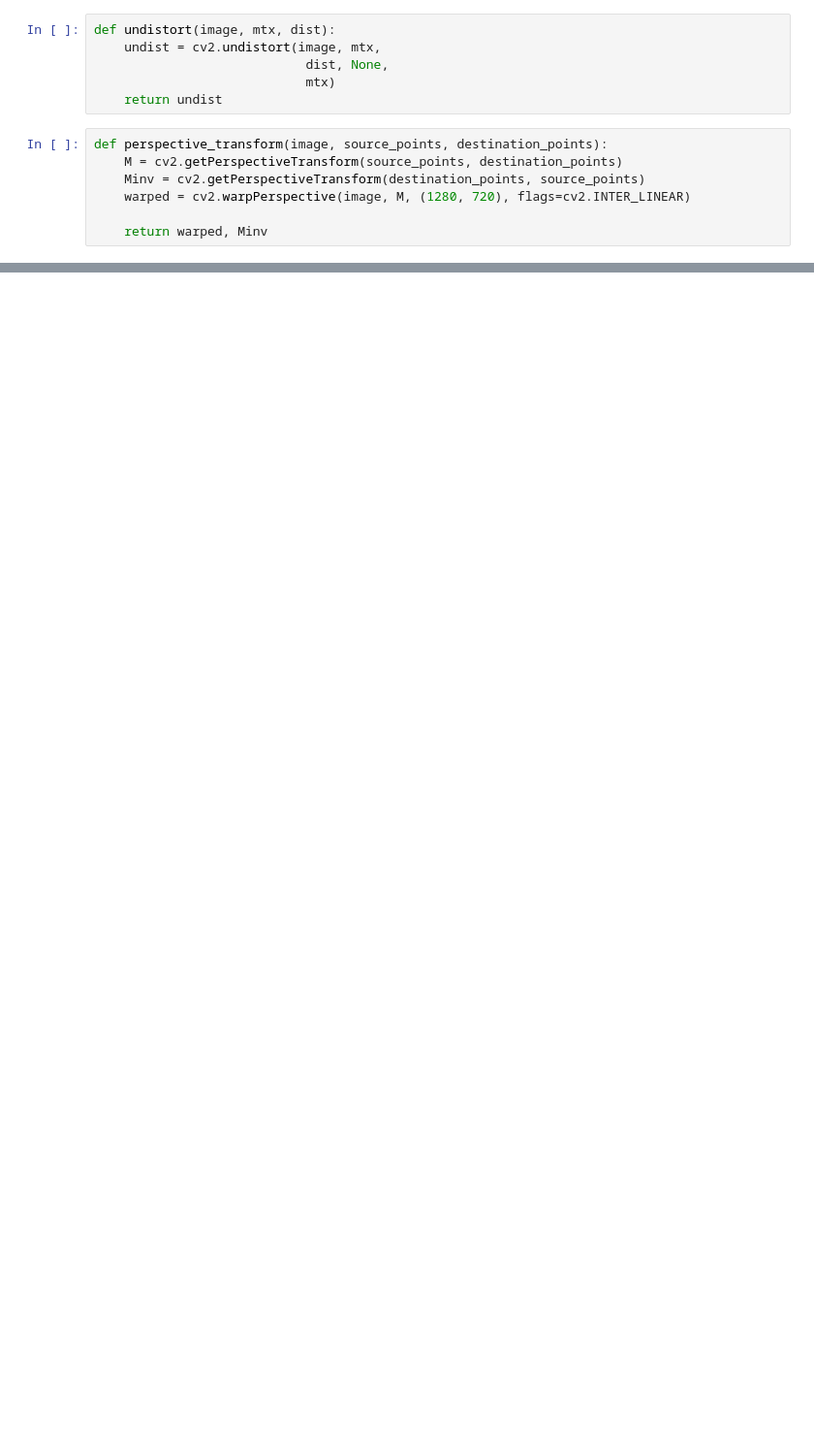
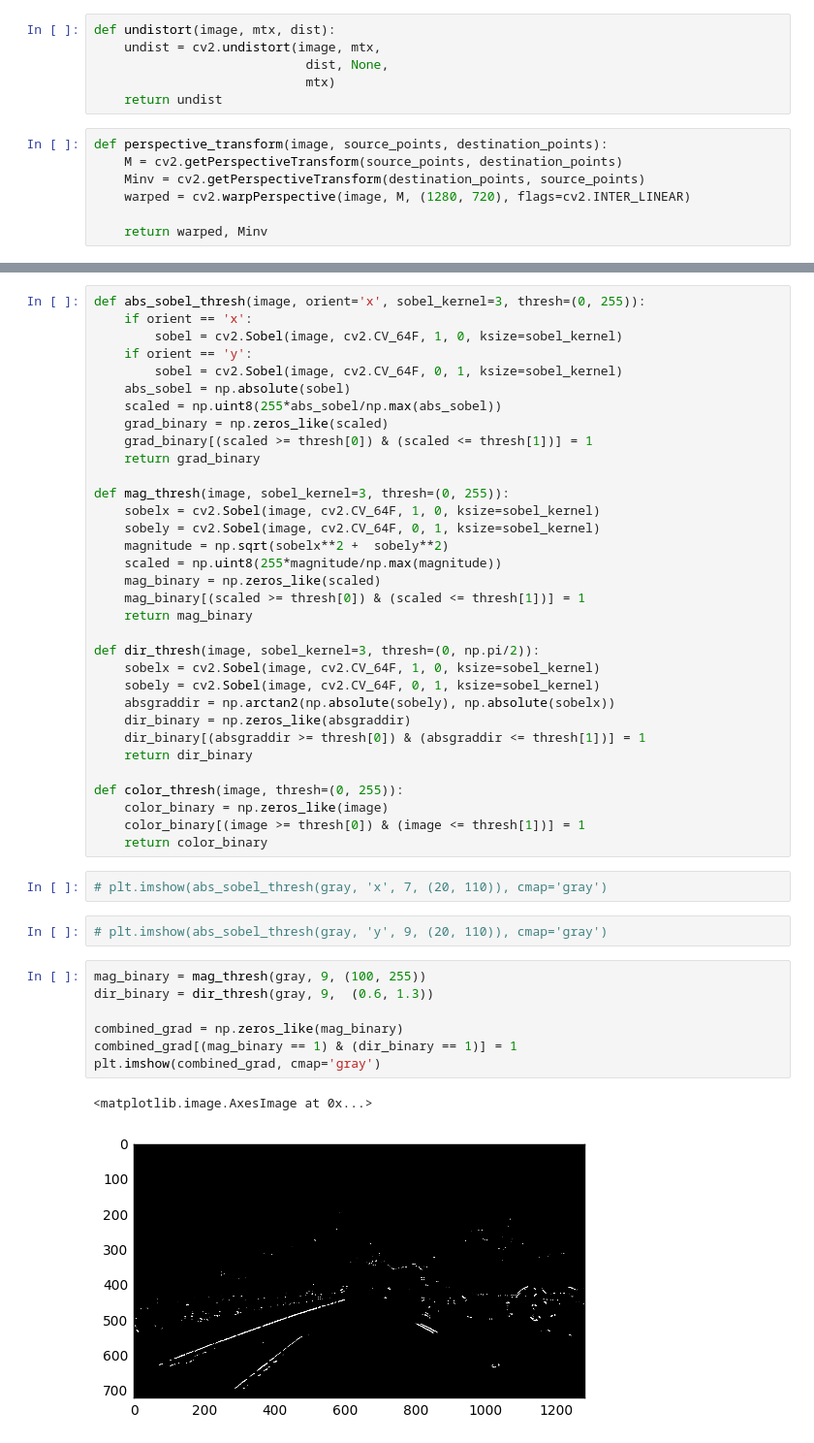
Before and after one commit to alpernkanli/CarND-Advanced-Lane-Lines, a Jupyter notebook: Explore.ipynb, the cells around one changed output, grey strips where cells are left out. Shown: that part at 97% size. Saved outputs shown, nothing was run; the diff lists cells and outputs as text; blank space fills up the shorter version.

```diff
--- a/Explore.ipynb
+++ b/Explore.ipynb
@@ -86,0 +67,47 @@ plt.imshow(warped, cmap='gray')
+# %%
+def abs_sobel_thresh(image, orient='x', sobel_kernel=3, thresh=(0, 255)):
+    if orient == 'x':
+        sobel = cv2.Sobel(image, cv2.CV_64F, 1, 0, ksize=sobel_kernel)
+    if orient == 'y':
+        sobel = cv2.Sobel(image, cv2.CV_64F, 0, 1, ksize=sobel_kernel)
+    abs_sobel = np.absolute(sobel)
+    scaled = np.uint8(255*abs_sobel/np.max(abs_sobel))
+    grad_binary = np.zeros_like(scaled)
+    grad_binary[(scaled >= thresh[0]) & (scaled <= thresh[1])] = 1
+    return grad_binary
+
+def mag_thresh(image, sobel_kernel=3, thresh=(0, 255)):
+    sobelx = cv2.Sobel(image, cv2.CV_64F, 1, 0, ksize=sobel_kernel)
+    sobely = cv2.Sobel(image, cv2.CV_64F, 0, 1, ksize=sobel_kernel)
+    magnitude = np.sqrt(sobelx**2 +  sobely**2)
+    scaled = np.uint8(255*magnitude/np.max(magnitude))
+    mag_binary = np.zeros_like(scaled)
+    mag_binary[(scaled >= thresh[0]) & (scaled <= thresh[1])] = 1
+    return mag_binary
+
+def dir_thresh(image, sobel_kernel=3, thresh=(0, np.pi/2)):
+    sobelx = cv2.Sobel(image, cv2.CV_64F, 1, 0, ksize=sobel_kernel)
+    sobely = cv2.Sobel(image, cv2.CV_64F, 0, 1, ksize=sobel_kernel)
+    absgraddir = np.arctan2(np.absolute(sobely), np.absolute(sobelx))
+    dir_binary = np.zeros_like(absgraddir)
+    dir_binary[(absgraddir >= thresh[0]) & (absgraddir <= thresh[1])] = 1
+    return dir_binary
+
+def color_thresh(image, thresh=(0, 255)):
+    color_binary = np.zeros_like(image)
+    color_binary[(image >= thresh[0]) & (image <= thresh[1])] = 1
+    return color_binary
+# %%
+# plt.imshow(abs_sobel_thresh(gray, 'x', 7, (20, 110)), cmap='gray')
+# %%
+# plt.imshow(abs_sobel_thresh(gray, 'y', 9, (20, 110)), cmap='gray')
+# %%
+mag_binary = mag_thresh(gray, 9, (100, 255))
+dir_binary = dir_thresh(gray, 9,  (0.6, 1.3))
+
+combined_grad = np.zeros_like(mag_binary)
+combined_grad[(mag_binary == 1) & (dir_binary == 1)] = 1
+plt.imshow(combined_grad, cmap='gray')
+# %% [output]
+<matplotlib.image.AxesImage at 0x...>
+[figure, added]
```
Also changed, not shown: parts of 11 cells of this notebook, 5 other files.
